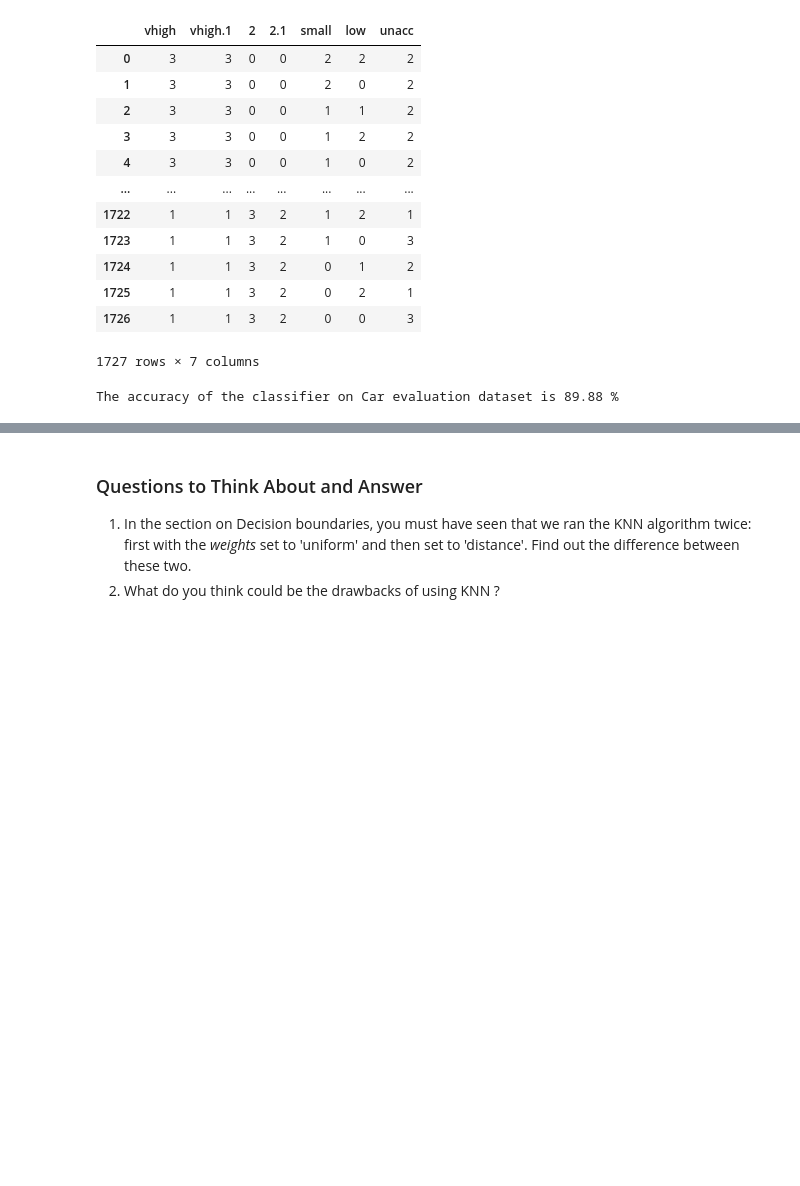
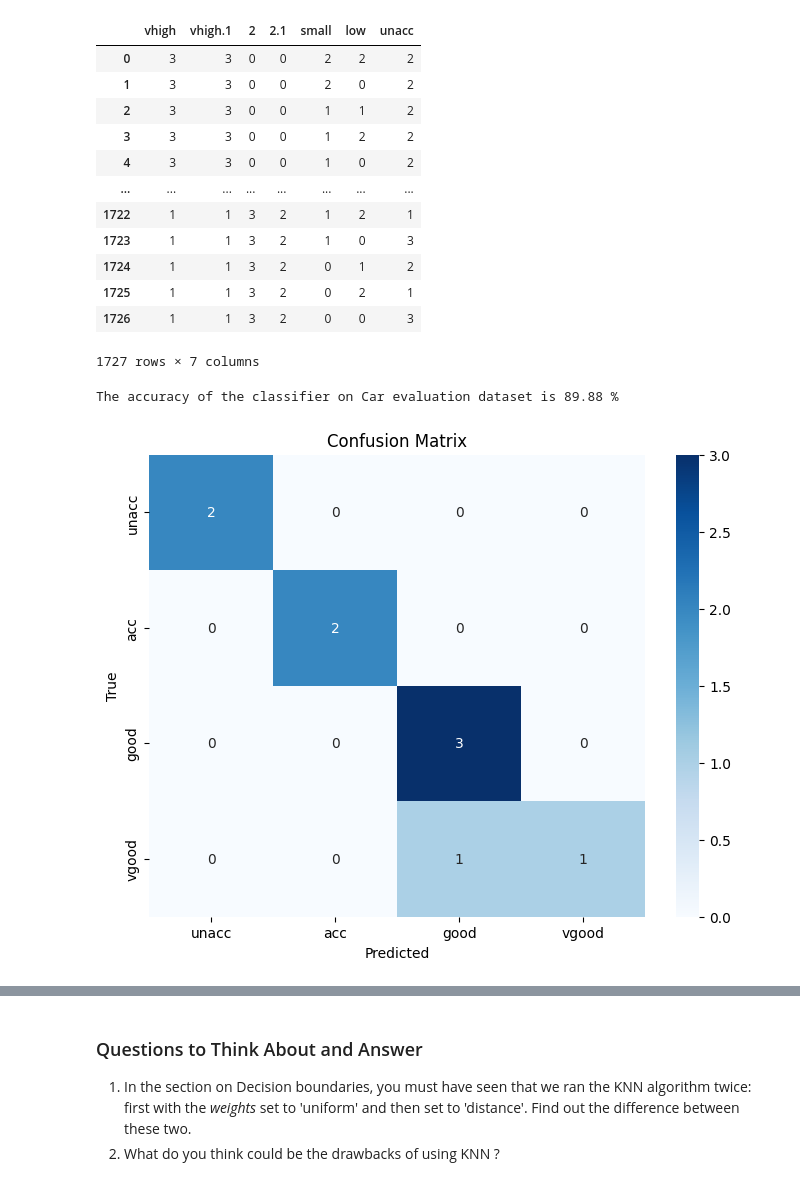
Before and after one commit to Jalasrineelagiri04/FMML_Project_Labs, a Jupyter notebook: Mod3_lab2.ipynb, the cells around one changed output, grey strips where cells are left out. Cells and saved outputs as stored; diff of their text form; code cells hidden in the pictures; blank space fills up the shorter version.

```diff
--- a/Mod3_lab2.ipynb
+++ b/Mod3_lab2.ipynb
@@ -446,6 +446,31 @@ The accuracy of the classifier on Car evaluation dataset is 89.88 %
 # %%
 ## TASK-3
 ## Plot a Confusion Matrix for the results of the Car evaluation dataset
+# %%
+import numpy as np
+import matplotlib.pyplot as plt
+from sklearn.metrics import confusion_matrix
+import seaborn as sns
+
+# Replace these with your actual predictions and true labels
+true_labels = np.array([2, 0, 2, 2, 1, 0, 3, 3, 1])
+predicted_labels = np.array([2, 0, 2, 2, 1, 0, 3, 2, 1])
+
+# Create a confusion matrix
+cm = confusion_matrix(true_labels, predicted_labels)
+
+# Define class labels (if you haven't already)
+class_names = ['unacc', 'acc', 'good', 'vgood']
+
+# Plot the confusion matrix
+plt.figure(figsize=(8, 6))
+sns.heatmap(cm, annot=True, fmt="d", cmap="Blues", xticklabels=class_names, yticklabels=class_names)
+plt.xlabel('Predicted')
+plt.ylabel('True')
+plt.title('Confusion Matrix')
+plt.show()
+# %% [output]
+[figure, added]
 # %%
 ## TASK-4
 ## Print a Classification Report for the results of the Car evaluation dataset
```
Also changed, not shown: parts of 5 cells of this notebook.
